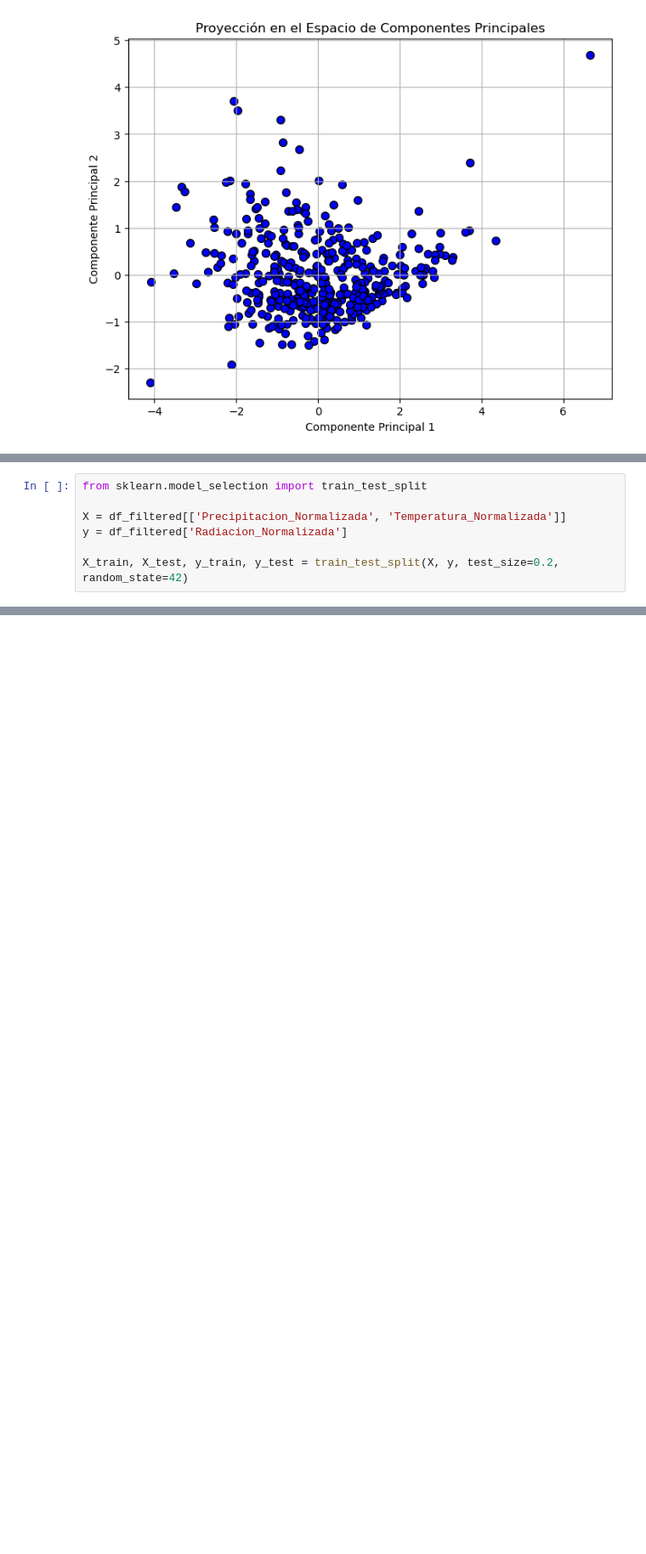
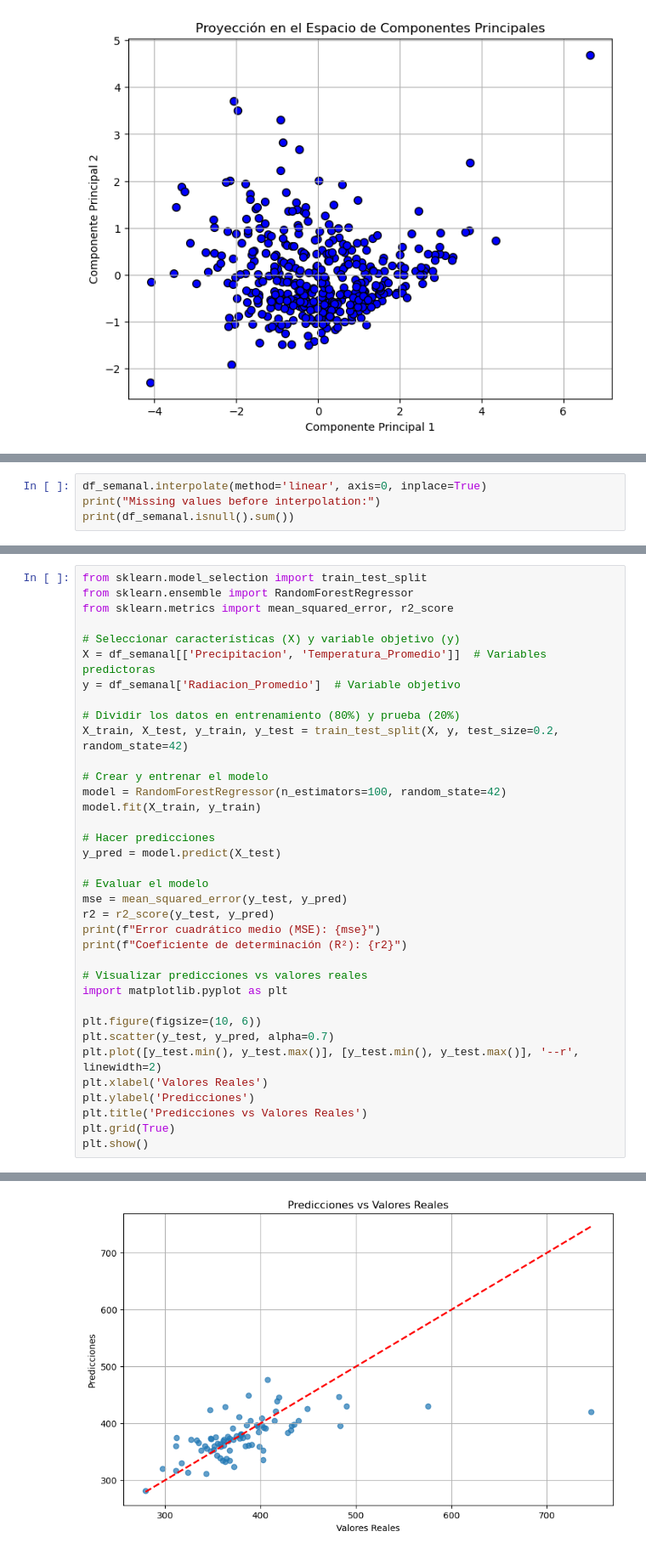
Before and after one commit to jmvilla12/bootcamp-ai, a Jupyter notebook: Proyecto/Complete_project_v5.ipynb, the cells around one changed output, grey strips where cells are left out. Shown at 85% size. Cells and saved outputs as stored; diff of their text form; blank space fills up the shorter version.

Commit message:
Random forest

```diff
--- a/Proyecto/Complete_project_v5.ipynb
+++ b/Proyecto/Complete_project_v5.ipynb
@@ -831,0 +871,4 @@ plt.show()
+# %%
+df_semanal.interpolate(method='linear', axis=0, inplace=True)
+print("Missing values before interpolation:")
+print(df_semanal.isnull().sum())
@@ -832,7 +883,37 @@ plt.show()
 # %%
 from sklearn.model_selection import train_test_split
+from sklearn.ensemble import RandomForestRegressor
+from sklearn.metrics import mean_squared_error, r2_score
 
-X = df_filtered[['Precipitacion_Normalizada', 'Temperatura_Normalizada']]
-y = df_filtered['Radiacion_Normalizada']
+# Seleccionar características (X) y variable objetivo (y)
+X = df_semanal[['Precipitacion', 'Temperatura_Promedio']]  # Variables predictoras
+y = df_semanal['Radiacion_Promedio']  # Variable objetivo
 
+# Dividir los datos en entrenamiento (80%) y prueba (20%)
 X_train, X_test, y_train, y_test = train_test_split(X, y, test_size=0.2, random_state=42)
+
+# Crear y entrenar el modelo
+model = RandomForestRegressor(n_estimators=100, random_state=42)
+model.fit(X_train, y_train)
+
+# Hacer predicciones
+y_pred = model.predict(X_test)
+
+# Evaluar el modelo
+mse = mean_squared_error(y_test, y_pred)
+r2 = r2_score(y_test, y_pred)
+print(f"Error cuadrático medio (MSE): {mse}")
+print(f"Coeficiente de determinación (R²): {r2}")
+
+# Visualizar predicciones vs valores reales
+import matplotlib.pyplot as plt
+
+plt.figure(figsize=(10, 6))
+plt.scatter(y_test, y_pred, alpha=0.7)
+plt.plot([y_test.min(), y_test.max()], [y_test.min(), y_test.max()], '--r', linewidth=2)
+plt.xlabel('Valores Reales')
+plt.ylabel('Predicciones')
+plt.title('Predicciones vs Valores Reales')
+plt.grid(True)
+plt.show()
+# %% [output]
@@ -839 +922,2 @@ X_train, X_test, y_train, y_test = train_test_split(X, y, test_size=0.2, random_
+[figure, added]
 # %%
```
Also changed, not shown: parts of 11 cells of this notebook, 4 other files.
